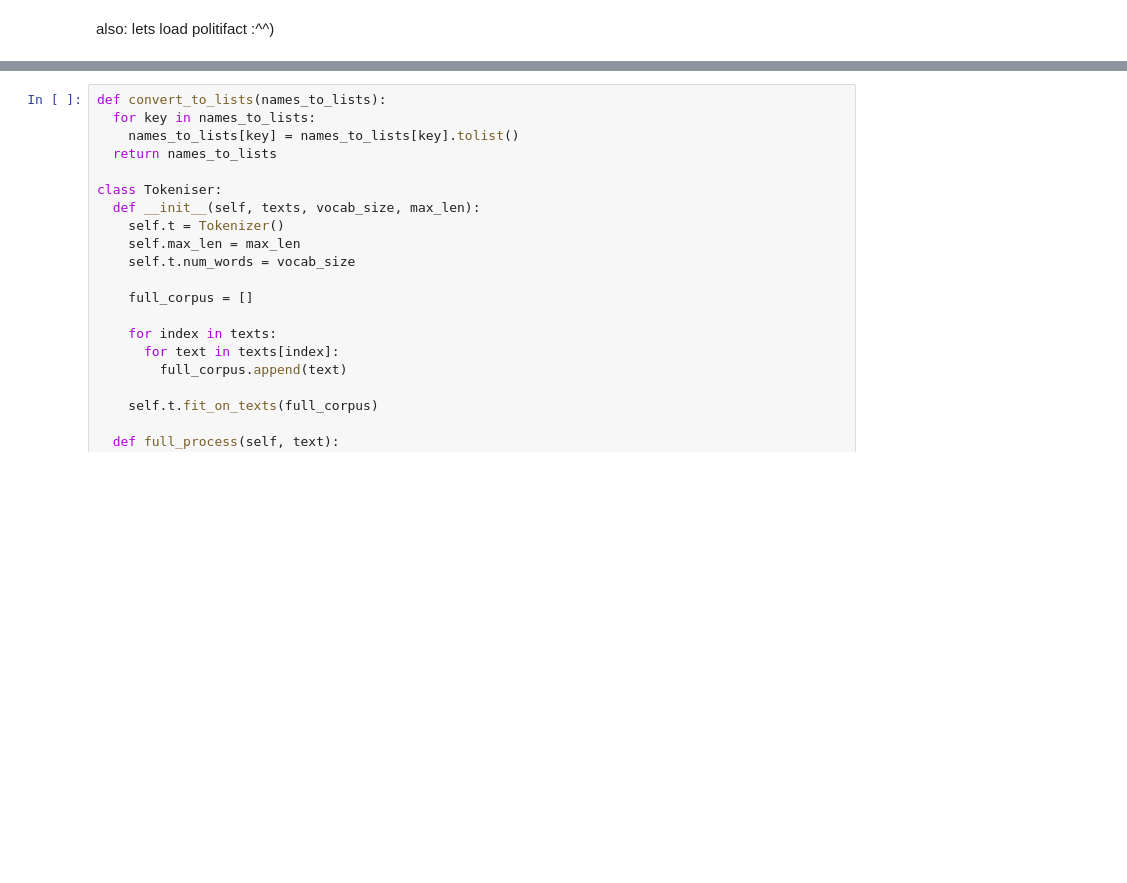
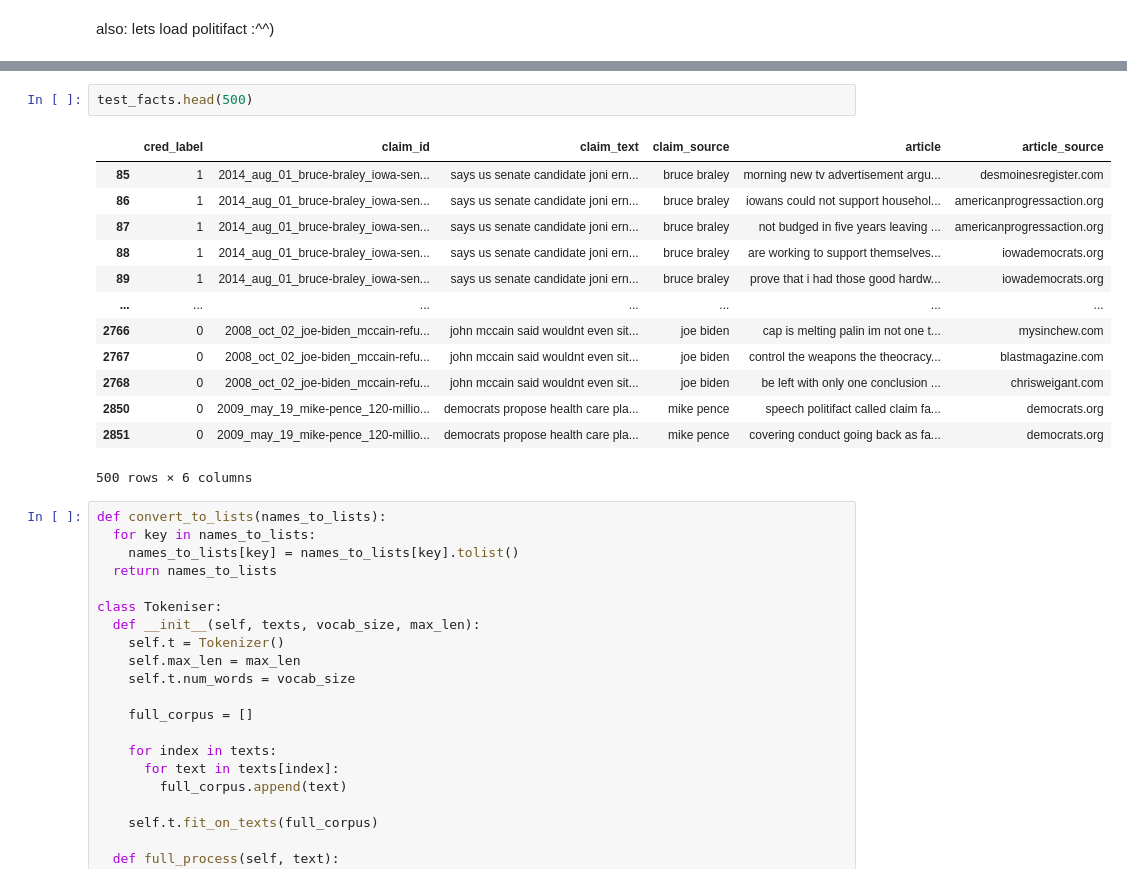
Before and after one commit to PiotrusWatson/level4project, a Jupyter notebook: data/ipynbs/textual_entailment_snli.ipynb, the cells around one changed output, grey strips where cells are left out. Drawn from its saved outputs; the diff is of its cells as text; blank space fills up the shorter version.

```diff
--- a/data/ipynbs/textual_entailment_snli.ipynb
+++ b/data/ipynbs/textual_entailment_snli.ipynb
@@ -164,3 +231,19 @@ train_facts.head(50)
+# %%
+test_facts.head(500)
+# %% [output]
+|  | cred_label | claim_id | claim_text | claim_source | article | article_source |
+| 85 | 1 | 2014_aug_01_bruce-braley_iowa-sen... | says us senate candidate joni ern... | bruce braley | morning new tv advertisement argu... | desmoinesregister.com |
+| 86 | 1 | 2014_aug_01_bruce-braley_iowa-sen... | says us senate candidate joni ern... | bruce braley | iowans could not support househol... | americanprogressaction.org |
+| 87 | 1 | 2014_aug_01_bruce-braley_iowa-sen... | says us senate candidate joni ern... | bruce braley | not budged in five years leaving ... | americanprogressaction.org |
+| 88 | 1 | 2014_aug_01_bruce-braley_iowa-sen... | says us senate candidate joni ern... | bruce braley | are working to support themselves... | iowademocrats.org |
+| 89 | 1 | 2014_aug_01_bruce-braley_iowa-sen... | says us senate candidate joni ern... | bruce braley | prove that i had those good hardw... | iowademocrats.org |
+| ... | ... | ... | ... | ... | ... | ... |
+| 2766 | 0 | 2008_oct_02_joe-biden_mccain-refu... | john mccain said wouldnt even sit... | joe biden | cap is melting palin im not one t... | mysinchew.com |
+| 2767 | 0 | 2008_oct_02_joe-biden_mccain-refu... | john mccain said wouldnt even sit... | joe biden | control the weapons the theocracy... | blastmagazine.com |
+| 2768 | 0 | 2008_oct_02_joe-biden_mccain-refu... | john mccain said wouldnt even sit... | joe biden | be left with only one conclusion ... | chrisweigant.com |
+| 2850 | 0 | 2009_may_19_mike-pence_120-millio... | democrats propose health care pla... | mike pence | speech politifact called claim fa... | democrats.org |
+| 2851 | 0 | 2009_may_19_mike-pence_120-millio... | democrats propose health care pla... | mike pence | covering conduct going back as fa... | democrats.org |
+500 rows × 6 columns
 # %%
 def convert_to_lists(names_to_lists):
   for key in names_to_lists:
```
Also changed, not shown: parts of 22 cells of this notebook.
